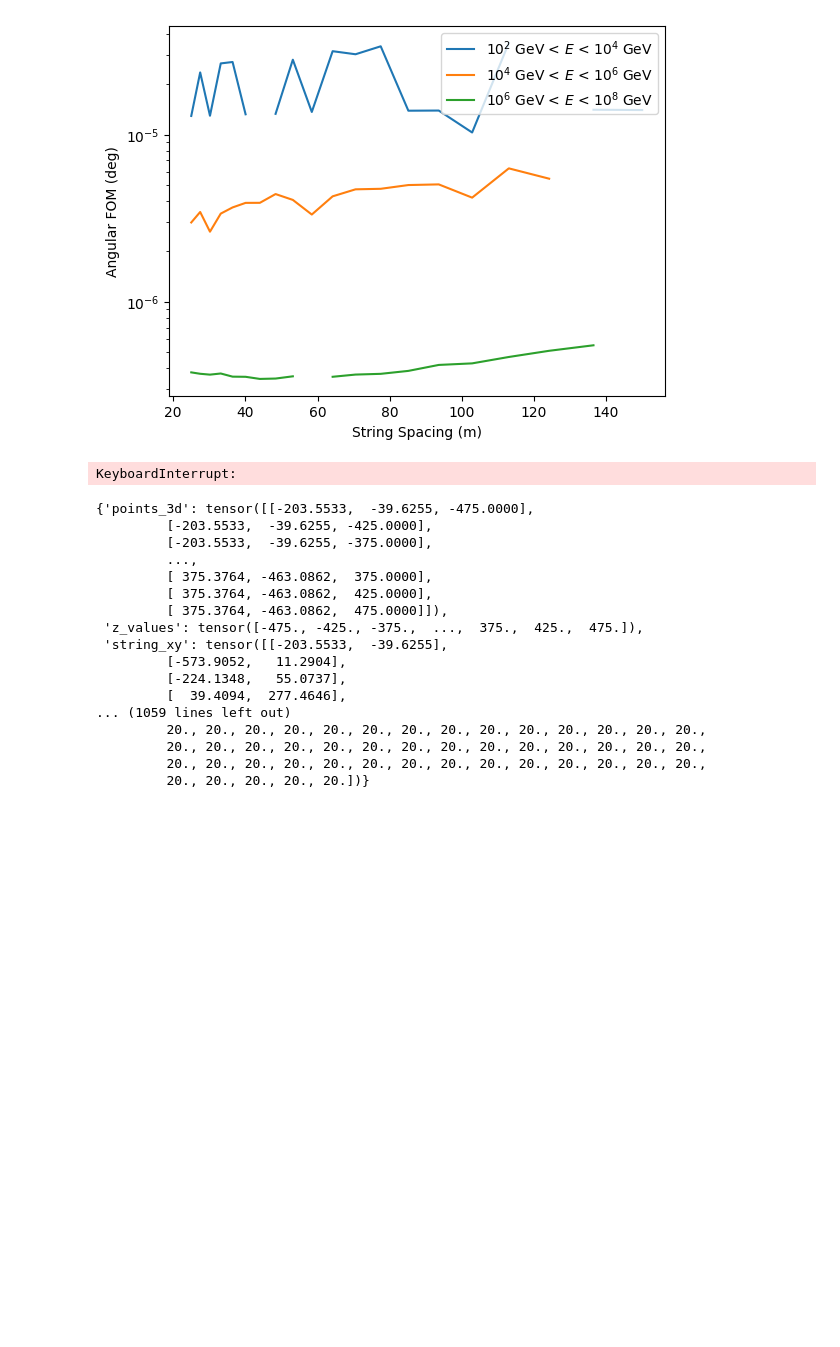
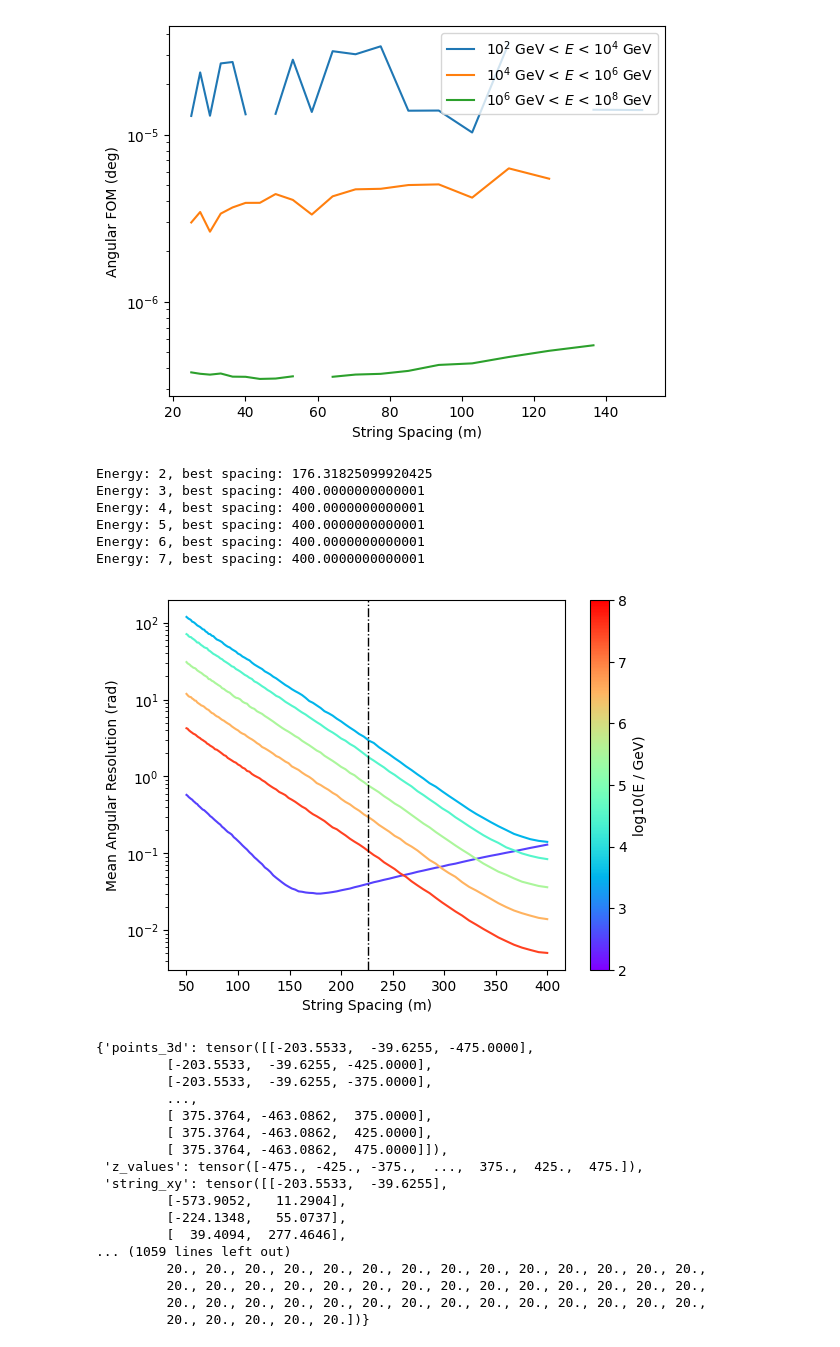
Before and after one commit to kristiantcho/nugget, a Jupyter notebook: nugget/examples/poisson_tests.ipynb, the cells around one changed output. Cells and saved outputs as stored; diff of their text form; code cells hidden in the pictures; blank space fills up the shorter version.

```diff
--- a/nugget/examples/poisson_tests.ipynb
+++ b/nugget/examples/poisson_tests.ipynb
@@ -195,9 +195,10 @@ num_strings = 61
 event_type = 'track'
 param_type = 'angular' # energy or angular
 zenith_lim = 'vertical' # horizontal or vertical or None
-angular_loss_dicts = pickle.load(open(f"pois_tests/pois_{num_strings}_{event_type}_{zenith_lim+'_' if zenith_lim else ''}{param_type}_loss_dicts_energies.pkl", "rb"))
+free_rad = True
+angular_loss_dicts = pickle.load(open(f"pois_tests/pois_{num_strings}_{event_type}_{zenith_lim+'_' if zenith_lim else ''}{'' if not free_rad else 'free_'}{param_type}_loss_dicts_energies.pkl", "rb"))
 # %%
-device='cuda:0'
+device='cuda:1'
 angular_resolution_loss = nugget.losses.fisher_info.WeightedResolutionLoss(
         device=device,
         resolution_type='angular',
@@ -247,7 +248,7 @@ loss_params = {
 spacing_min = 50
 spacing_max = 400
 spacing_count = 100
-show_optimized_geometries = True
+show_optimized_geometries = False
 metric = 'mean'
 # selection_limits = {'zenith': 'vertical'}
 energy_norm = plt.Normalize(vmin=2, vmax=8)
@@ -255,7 +256,7 @@ energy_cmap = cm.rainbow
 for energy in range(2,8):
     angular_foms = []
     color = energy_cmap(energy_norm(energy+0.5))
-    signal_events = nugget.utils.data_tools.load_signal_events_parquet(f"pois_tests/pois_space_{num_strings}_{event_type}_{zenith_lim+'_' if zenith_lim else ''}signal_events_e{energy}-e{energy+1}.parquet")
+    # signal_events = nugget.utils.data_tools.load_signal_events_parquet(f"pois_tests/pois_space_{num_strings}_{event_type}_{zenith_lim+'_' if zenith_lim else ''}signal_events_e{energy}-e{energy+1}.parquet")
     # selection_inds = nugget.utils.data_tools.select_event_indices(
     # events=signal_events,
     # limits=selection_limits)
@@ -268,7 +269,7 @@ for energy in range(2,8):
         if metric == 'mean':
             ang_res = angular_loss_dict['resolution_per_event']#[selection_inds]
             # angular_foms.append(1 / torch.sqrt(torch.sum(1 / (ang_res[torch.isfinite(ang_res)] ** 2))))
-            if param_type == 'energy':
+            if param_type == 'energy' and not free_rad:
                 energies = torch.tensor([params['energy'] for params in signal_events])
                 ang_res = ang_res/energies
 
@@ -298,34 +299,40 @@ for energy in range(2,8):
             plt.axhline(loss_dict_no_rov['angular_resolution_loss'].cpu().item(), linestyle=':', color=color)
     angular_foms = torch.stack(angular_foms).squeeze().cpu().numpy()
     # plt.plot(np.logspace(np.log10(spacing_min), np.log10(spacing_max), spacing_count)[:len(angular_foms)], angular_foms, label=fr"10$^{{{energy}}}$ GeV < $E$ < $10$^{{{energy+1 if energy < 6 else energy+2}}}$ GeV", color=colors[energy-2])
     plt.plot(np.logspace(np.log10(spacing_min), np.log10(spacing_max), spacing_count)[:len(angular_foms)], angular_foms, color=color)
     # plot the vertical line at the string spacing where the angular FOM is minimized
     # plt.axvline(np.logspace(np.log10(spacing_min), np.log10(spacing_max), spacing_count)[:len(angular_foms)][np.argmin(angular_foms)], linestyle='--', color=colors[energy-2])
     print(f"Energy: {energy}, best spacing: {np.logspace(np.log10(spacing_min), np.log10(spacing_max), spacing_count)[:len(angular_foms)][np.argmin(angular_foms)]}")
 plt.xlabel("String Spacing (m)")
 if param_type == 'energy':
     plt.ylabel("Mean Relative Energy Resolution")
 else:
     if metric == 'mean':
         plt.ylabel("Mean Angular Resolution (rad)")
     else:
         plt.ylabel(r"Angular Resolution FoM$^{-1}$ (rad)")
 plt.yscale('log')
 sm = cm.ScalarMappable(norm=energy_norm, cmap=energy_cmap)
 sm.set_array([])
 cbar = plt.colorbar(sm, ax=plt.gca())
 cbar.set_label(r'log10(E / GeV)')
 cbar.set_ticks(np.arange(2, 9))
 plt.axvline(226, color='black', linestyle='-.', linewidth=1, label='Hex ROV limit')
 legend_handles = [
     Line2D([0], [0], color='black', linewidth=2, label='hexagonal'),
     Line2D([0], [0], color='black', linestyle='--', linewidth=2, label='optimized (ROV)'),
     Line2D([0], [0], color='black', linestyle=':', linewidth=2, label='optimized (no ROV)')
 ]
 if show_optimized_geometries:
     plt.legend(handles=legend_handles)
 # %% [output]
-KeyboardInterrupt:
+Energy: 2, best spacing: 176.31825099920425
+Energy: 3, best spacing: 400.0000000000001
+Energy: 4, best spacing: 400.0000000000001
+Energy: 5, best spacing: 400.0000000000001
+Energy: 6, best spacing: 400.0000000000001
+Energy: 7, best spacing: 400.0000000000001
+[figure, added]
 # %%
 geom_dict
 # %% [output]
```
Also changed, not shown: 4 other files.
